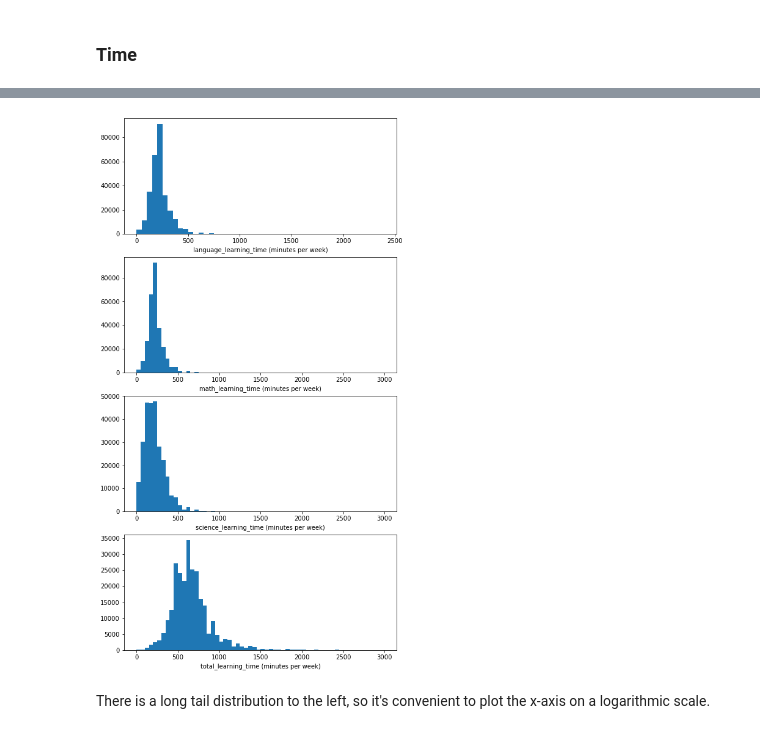
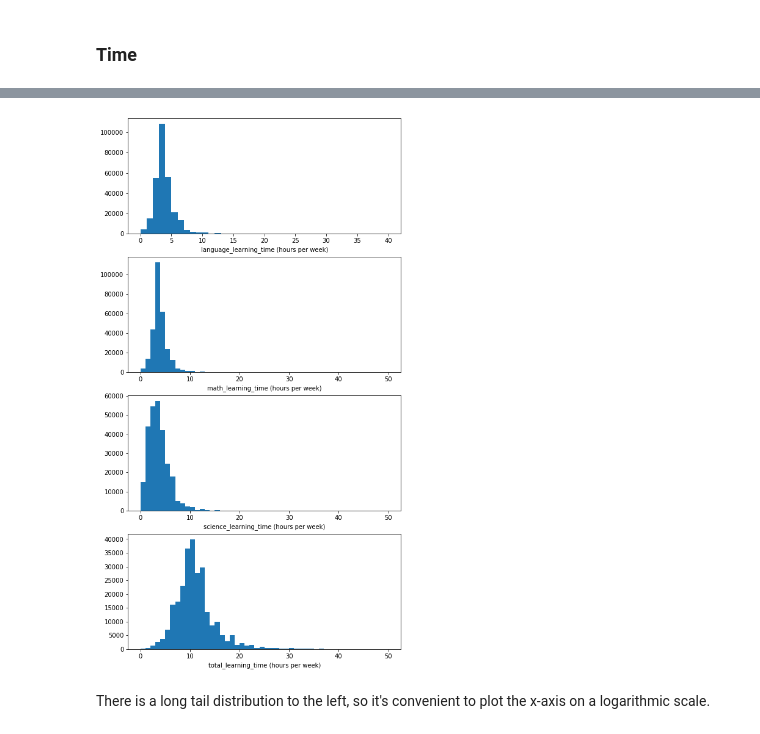
Before and after one commit to rubenvf/Comunicate-PISA-Findings, a Jupyter notebook: pisa_exploration.ipynb, the cells around one changed output, grey strips where cells are left out. Drawn from its saved outputs; the diff is of its cells as text; code cells hidden in the pictures.

```diff
--- a/pisa_exploration.ipynb
+++ b/pisa_exploration.ipynb
@@ -127,6 +127,10 @@ The scores of the three disciplines present a normal distribution with an overal
 # %% [markdown]
 ### Time
 # %%
-#Calculate total study time
+#Calculate total study time in hours
+df['math_learning_time'] = df['math_learning_time']/60
+df['language_learning_time'] = df['language_learning_time']/60
+df['science_learning_time'] = df['science_learning_time']/60
 df['total_learning_time'] = (df['math_learning_time'] + df['language_learning_time'] + df['science_learning_time'])
+df.head()
 # %% [output]
@@ -138,17 +164,17 @@ See the caveats in the documentation: https://pandas.pydata.org/pandas-docs/stab
 # %%
 # re-plot the distribution of time studying.
 fig, ax = plt.subplots(nrows=4, figsize = [8,16])
-bin_size = 50
+bin_size = 1
 variables = ['language_learning_time', 'math_learning_time', 'science_learning_time', 'total_learning_time']
 for i in range(len(variables)):
     var = variables[i]
     bins = np.arange(np.nanmin(df[var]), np.nanmax(df[var])+bin_size, bin_size)
     ax[i].hist(data = df, x = var, bins = bins)
-    ax[i].set_xlabel('{} (minutes per week)'.format(var))
+    ax[i].set_xlabel('{} (hours per week)'.format(var))
 
 plt.show()
 # %% [output]
-[figure, old version]
+[figure, new version]
 # %% [markdown]
 There is a long tail distribution to the left, so it's convenient to plot the x-axis on a logarithmic scale.
 # %%
```
Also changed, not shown: parts of 23 cells of this notebook.
